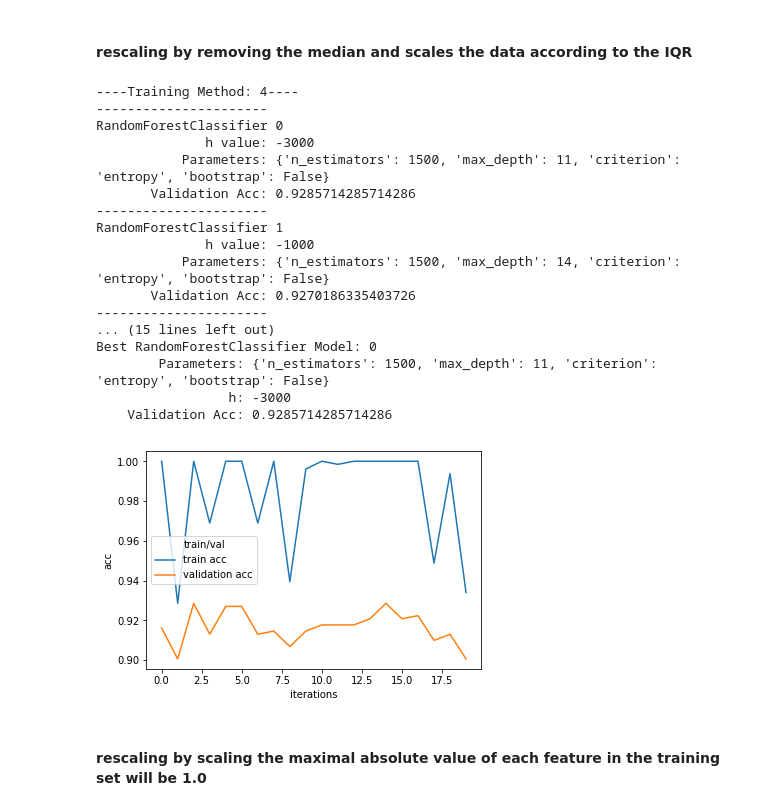
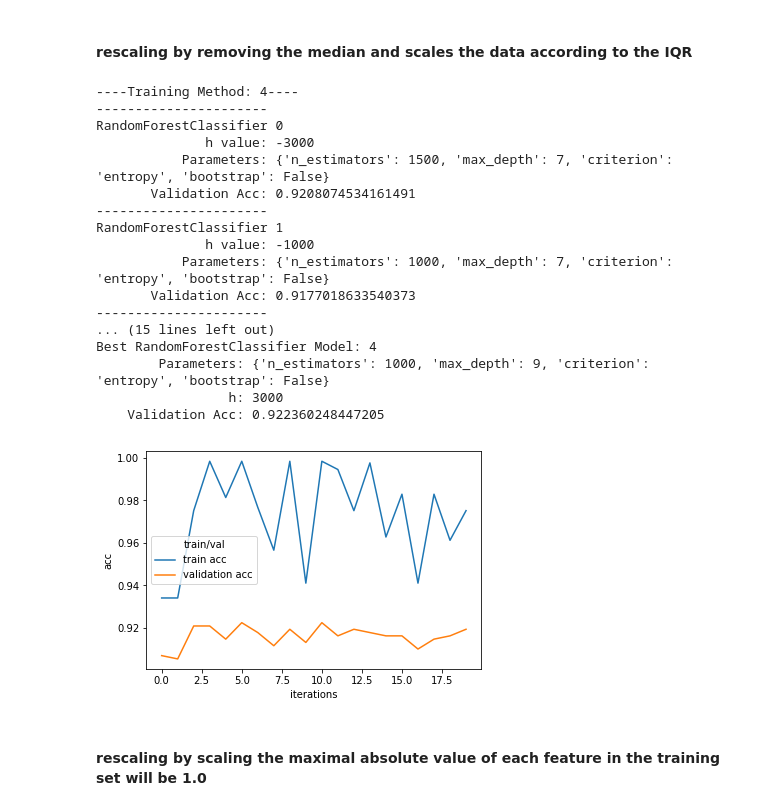
Before and after one commit to stomioka/phuse-tumor-ml, a Jupyter notebook: notebooks/08-tumor_prediction-sites-central.ipynb, the cells around one changed output. Saved outputs shown, nothing was run; the diff lists cells and outputs as text; code cells hidden in the pictures.

```diff
--- a/notebooks/08-tumor_prediction-sites-central.ipynb
+++ b/notebooks/08-tumor_prediction-sites-central.ipynb
@@ -264,26 +262,26 @@ Best RandomForestClassifier Model: 4
 # %% [markdown]
 #### rescaling by removing the median and scales the data according to the IQR
 # %%
-rf3_best_scores, rf3_best_parms, rf3_best_models, rf3_best_idx= run_models(h_lst=h_lst, m=4,grid_param=grid_param, model='rf', scaling_method='robust')
+rf3_best_scores, rf3_best_parms, rf3_best_models, rf3_best_idx= run_models(h_lst=h_lst, m=4,grid_param=grid_param, model='rf', scaling_method='maxabs')
 # %% [output]
 ----Training Method: 4----
 ----------------------
 RandomForestClassifier 0
               h value: -3000
-           Parameters: {'n_estimators': 1500, 'max_depth': 11, 'criterion': 'entropy', 'bootstrap': False}
-       Validation Acc: 0.9285714285714286
+           Parameters: {'n_estimators': 1500, 'max_depth': 7, 'criterion': 'entropy', 'bootstrap': False}
+       Validation Acc: 0.9208074534161491
 ----------------------
 RandomForestClassifier 1
               h value: -1000
-           Parameters: {'n_estimators': 1500, 'max_depth': 14, 'criterion': 'entropy', 'bootstrap': False}
-       Validation Acc: 0.9270186335403726
+           Parameters: {'n_estimators': 1000, 'max_depth': 7, 'criterion': 'entropy', 'bootstrap': False}
+       Validation Acc: 0.9177018633540373
 ----------------------
 ... (15 lines left out)
-Best RandomForestClassifier Model: 0
-        Parameters: {'n_estimators': 1500, 'max_depth': 11, 'criterion': 'entropy', 'bootstrap': False}
-                 h: -3000
-    Validation Acc: 0.9285714285714286
+Best RandomForestClassifier Model: 4
+        Parameters: {'n_estimators': 1000, 'max_depth': 9, 'criterion': 'entropy', 'bootstrap': False}
+                 h: 3000
+    Validation Acc: 0.922360248447205
-[figure, old version]
+[figure, new version]
 # %% [markdown]
 #### rescaling by scaling the maximal absolute value of each feature in the training set will be 1.0
 # %%
```
Also changed, not shown: parts of 27 cells of this notebook, 2 other files.
